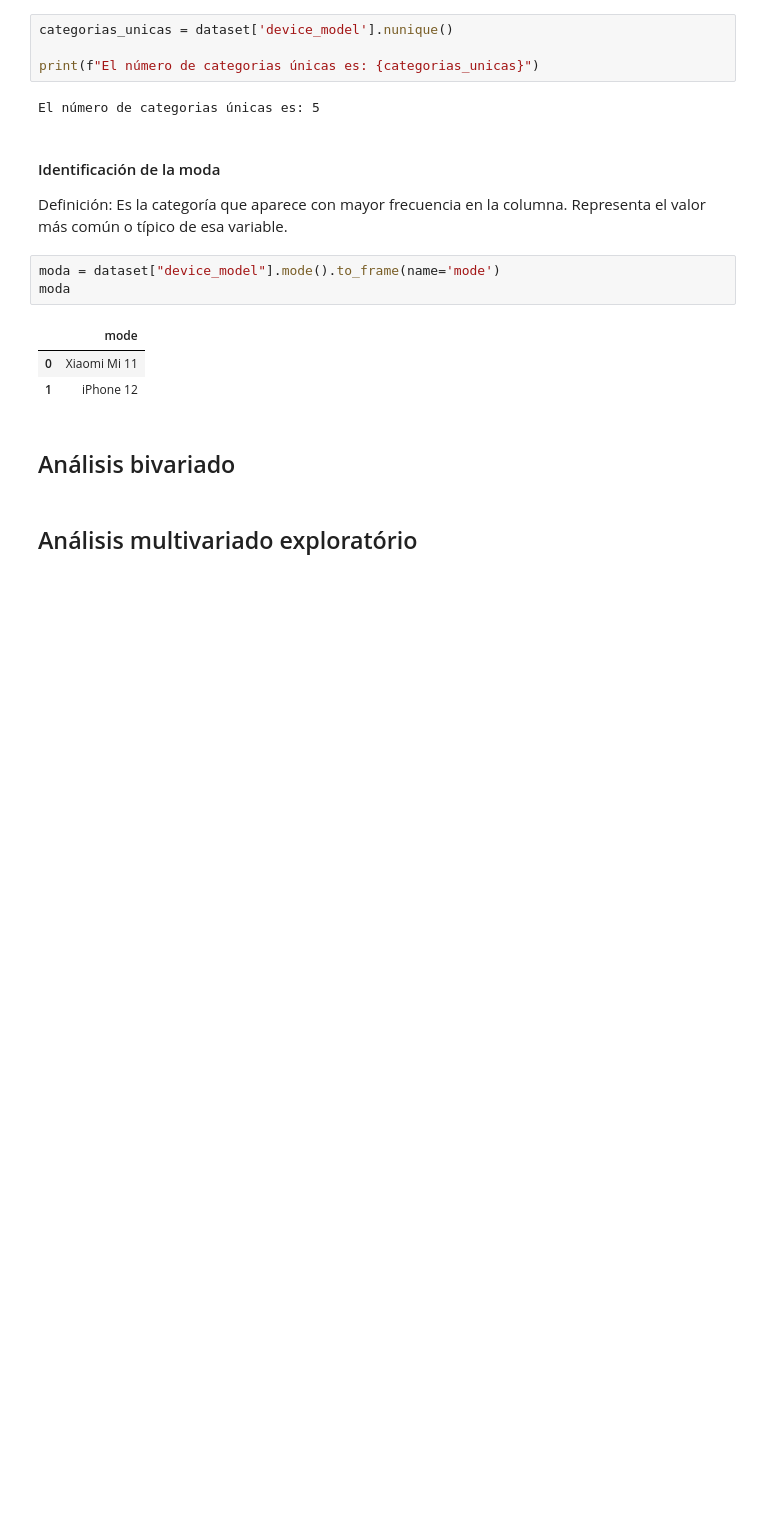
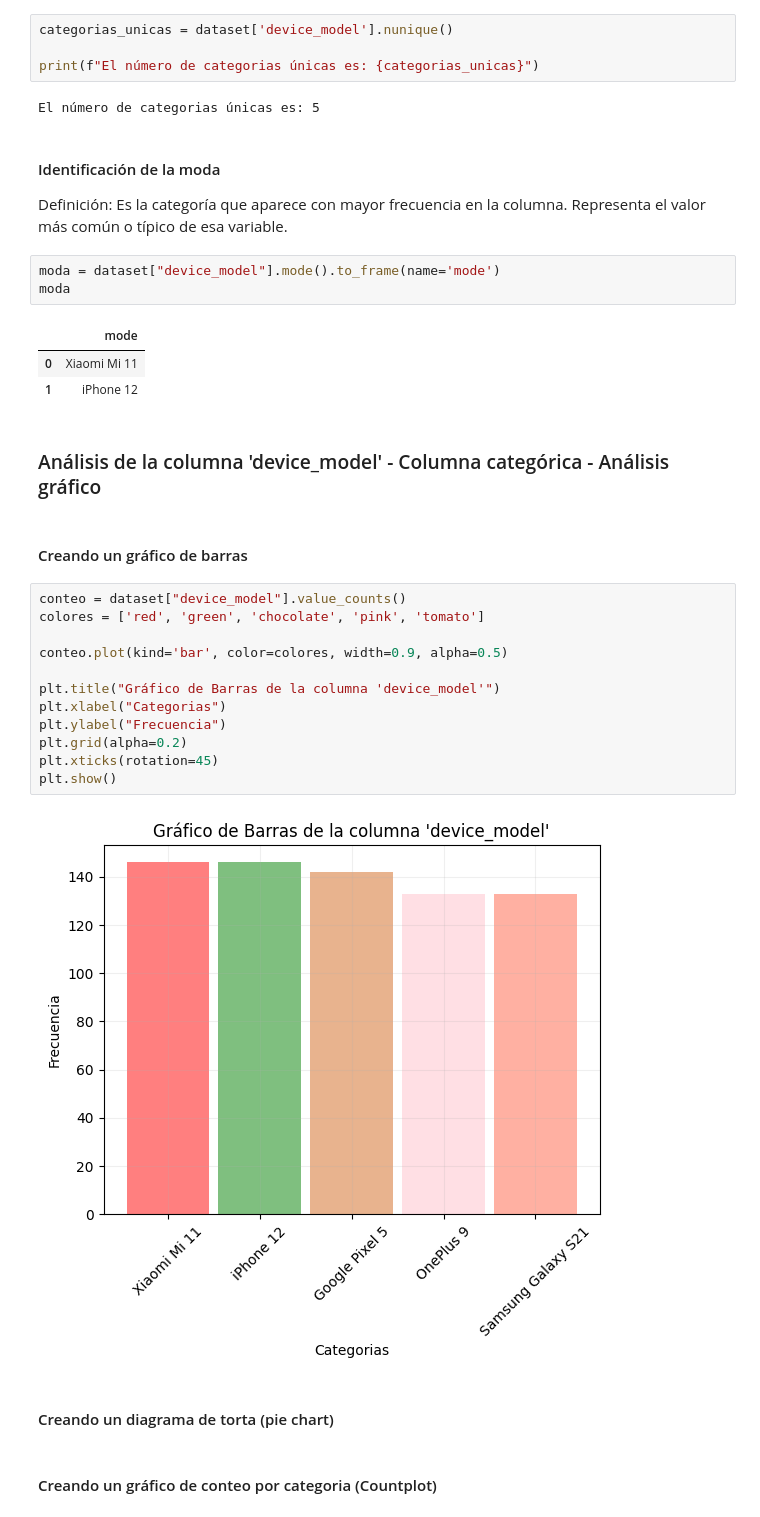
Before and after one commit to GustavMartinez/eda_python, a Jupyter notebook: 001_mobile_user_behavior/step_2_eda.ipynb, the cells around one changed output. Cells and saved outputs as stored; diff of their text form; blank space fills up the shorter version.

Commit message:
grafico de barras simple

```diff
--- a/001_mobile_user_behavior/step_2_eda.ipynb
+++ b/001_mobile_user_behavior/step_2_eda.ipynb
@@ -182,7 +185,25 @@ moda
 |  | mode |
 | 0 | Xiaomi Mi 11 |
 | 1 | iPhone 12 |
-# %% [markdown]
-## Análisis bivariado
-# %% [markdown]
-## Análisis multivariado exploratório
+# %% [markdown]
+### Análisis de la columna 'device_model' - Columna categórica - Análisis gráfico
+# %% [markdown]
+#### Creando un gráfico de barras
+# %%
+conteo = dataset["device_model"].value_counts()
+colores = ['red', 'green', 'chocolate', 'pink', 'tomato']
+
+conteo.plot(kind='bar', color=colores, width=0.9, alpha=0.5)
+
+plt.title("Gráfico de Barras de la columna 'device_model'")
+plt.xlabel("Categorias")
+plt.ylabel("Frecuencia")
+plt.grid(alpha=0.2)
+plt.xticks(rotation=45)
+plt.show()
+# %% [output]
+[figure, added]
+# %% [markdown]
+#### Creando un diagrama de torta (pie chart)
+# %% [markdown]
+#### Creando un gráfico de conteo por categoria (Countplot)
```
Also changed, not shown: parts of 3 cells of this notebook.
